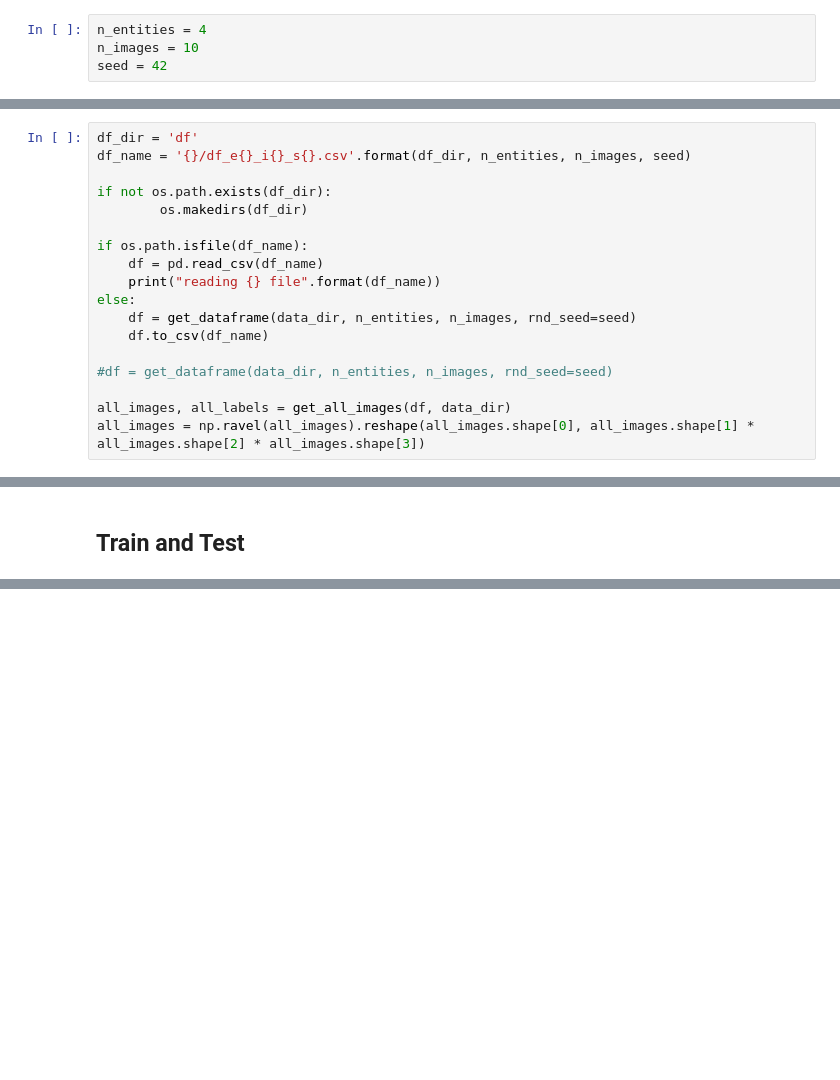
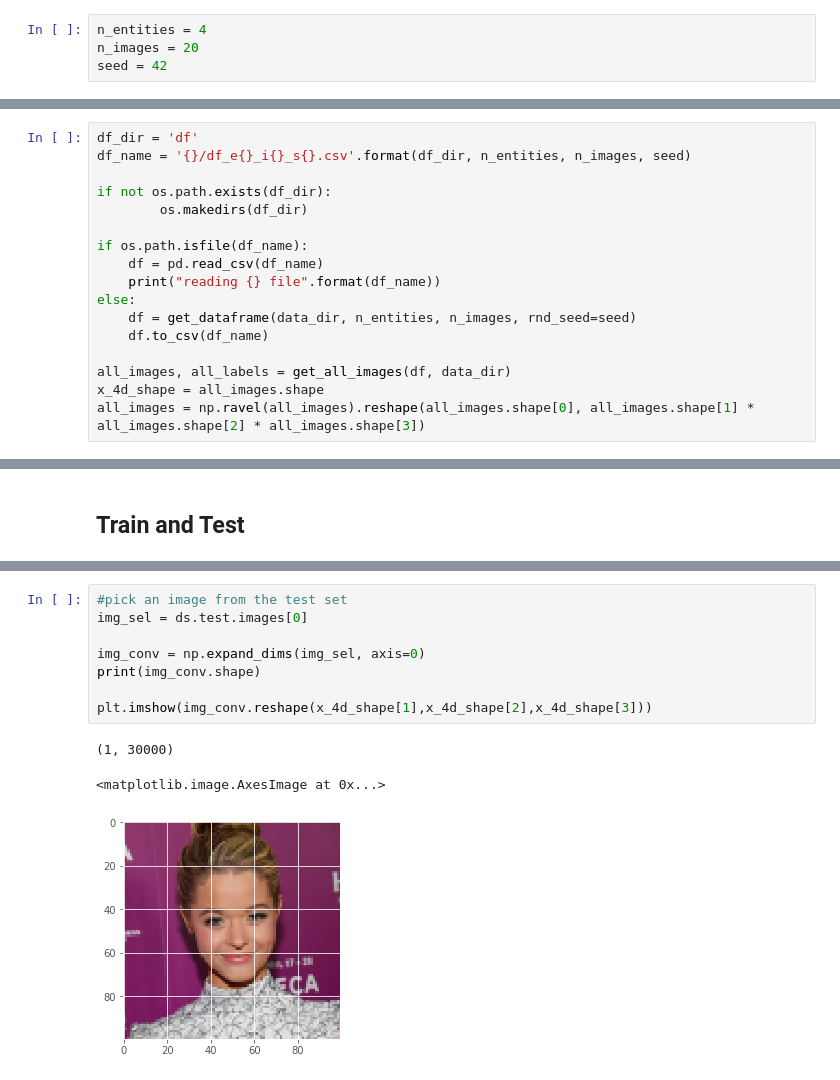
Before and after one commit to DigitalNegatives/DataScience-Celebrity-Image-Classification, a Jupyter notebook: 01_celeb_base/main.ipynb, the cells around one changed output, grey strips where cells are left out. Cells and saved outputs as stored; diff of their text form; blank space fills up the shorter version.

```diff
--- a/01_celeb_base/main.ipynb
+++ b/01_celeb_base/main.ipynb
@@ -23,7 +23,7 @@ data_dir = "../data/MsCelebV1-Faces-Cropped.Samples/"
 log_dir = "./test/logs"
 # %%
 n_entities = 4
-n_images = 10
+n_images = 20
 seed = 42
 # %%
 face_cascade = cv2.CascadeClassifier('./utils/haarcascade_frontalface_default.xml')
@@ -42,8 +42,7 @@ else:
     df = get_dataframe(data_dir, n_entities, n_images, rnd_seed=seed)
     df.to_csv(df_name)
 
-#df = get_dataframe(data_dir, n_entities, n_images, rnd_seed=seed)
-
 all_images, all_labels = get_all_images(df, data_dir)
+x_4d_shape = all_images.shape
 all_images = np.ravel(all_images).reshape(all_images.shape[0], all_images.shape[1] * all_images.shape[2] * all_images.shape[3])
 # %% [output]
@@ -344,0 +370,12 @@ Test Results by Class
+# %%
+#pick an image from the test set
+img_sel = ds.test.images[0]
+
+img_conv = np.expand_dims(img_sel, axis=0)
+print(img_conv.shape)
+
+plt.imshow(img_conv.reshape(x_4d_shape[1],x_4d_shape[2],x_4d_shape[3]))
+# %% [output]
+(1, 30000)
+<matplotlib.image.AxesImage at 0x...>
+[figure, added]
```
Also changed, not shown: parts of 24 cells of this notebook.
